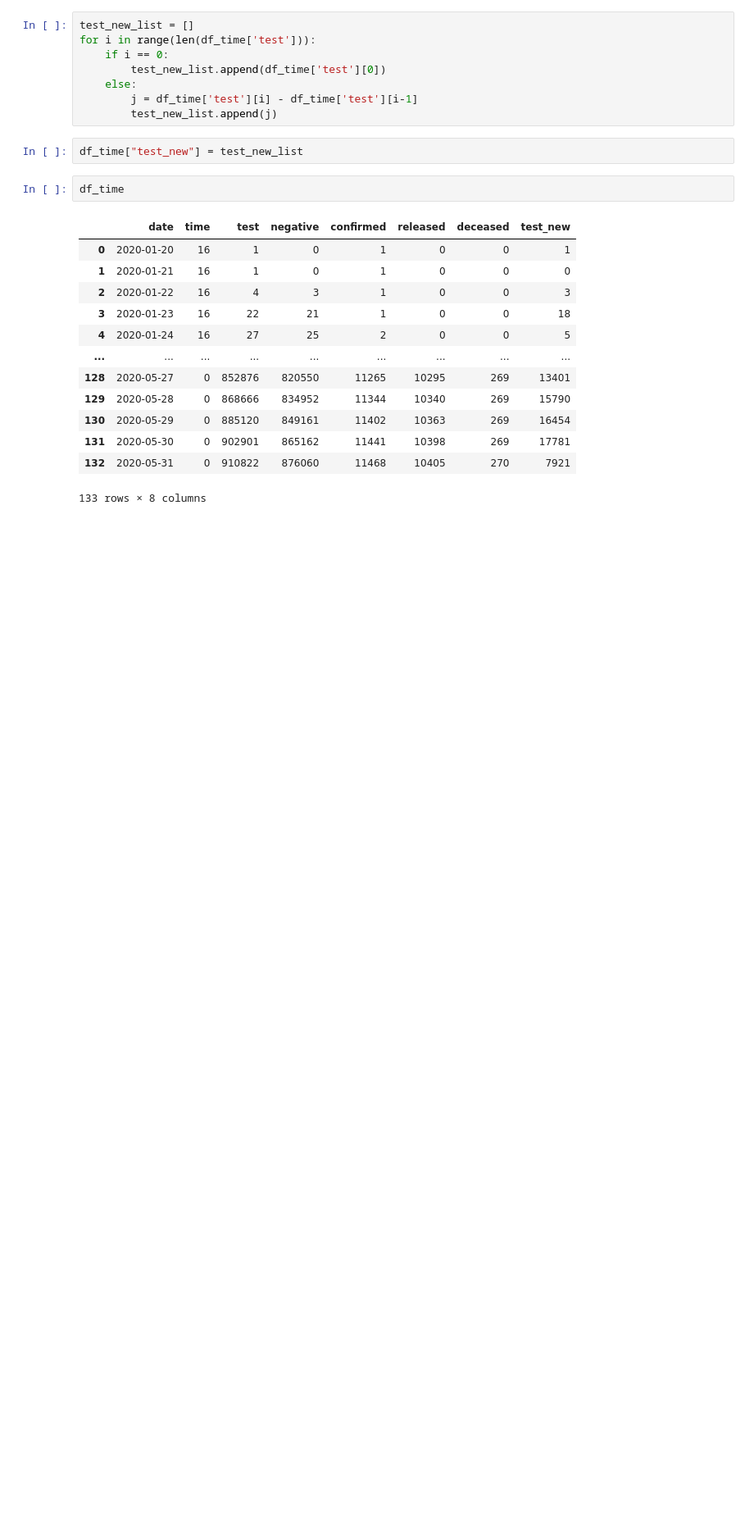
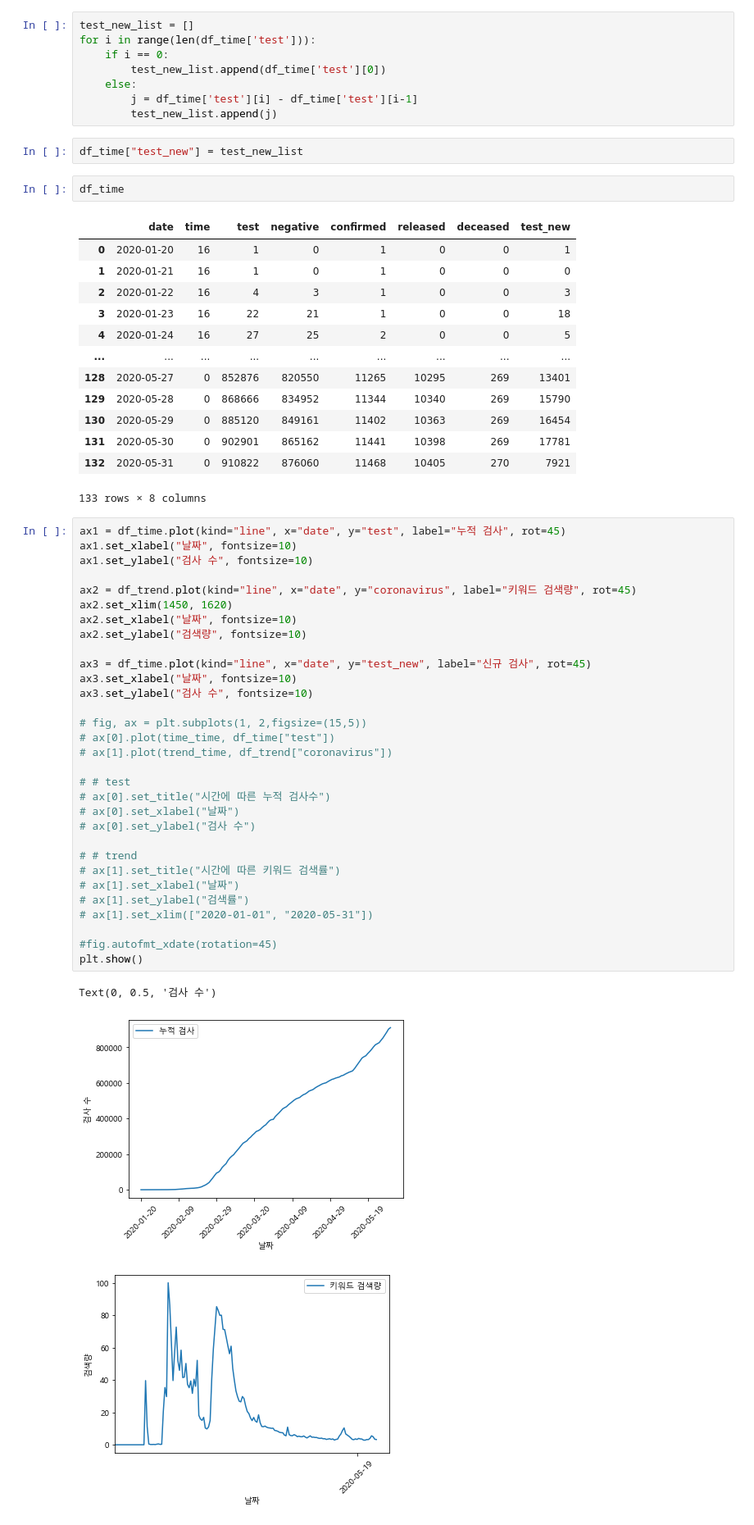
Before and after one commit to Shinest-changwon/OMG_coroan19_data_analysis, a Jupyter notebook: covid_time.ipynb, the cells around one changed output. Shown: that part at 82% size. Cells and saved outputs as stored; diff of their text form; blank space fills up the shorter version.

```diff
--- a/covid_time.ipynb
+++ b/covid_time.ipynb
@@ -219,3 +168,38 @@ df_time
 | 131 | 2020-05-30 | 0 | 902901 | 865162 | 11441 | 10398 | 269 | 17781 |
 | 132 | 2020-05-31 | 0 | 910822 | 876060 | 11468 | 10405 | 270 | 7921 |
 133 rows × 8 columns
+# %%
+ax1 = df_time.plot(kind="line", x="date", y="test", label="누적 검사", rot=45)
+ax1.set_xlabel("날짜", fontsize=10)
+ax1.set_ylabel("검사 수", fontsize=10)
+
+ax2 = df_trend.plot(kind="line", x="date", y="coronavirus", label="키워드 검색량", rot=45)
+ax2.set_xlim(1450, 1620)
+ax2.set_xlabel("날짜", fontsize=10)
+ax2.set_ylabel("검색량", fontsize=10)
+
+ax3 = df_time.plot(kind="line", x="date", y="test_new", label="신규 검사", rot=45)
+ax3.set_xlabel("날짜", fontsize=10)
+ax3.set_ylabel("검사 수", fontsize=10)
+
+# fig, ax = plt.subplots(1, 2,figsize=(15,5))
+# ax[0].plot(time_time, df_time["test"])
+# ax[1].plot(trend_time, df_trend["coronavirus"])
+
+# # test
+# ax[0].set_title("시간에 따른 누적 검사수")
+# ax[0].set_xlabel("날짜")
+# ax[0].set_ylabel("검사 수")
+
+# # trend
+# ax[1].set_title("시간에 따른 키워드 검색률")
+# ax[1].set_xlabel("날짜")
+# ax[1].set_ylabel("검색률")
+# ax[1].set_xlim(["2020-01-01", "2020-05-31"])
+
+#fig.autofmt_xdate(rotation=45)
+plt.show()
+# %% [output]
+Text(0, 0.5, '검사 수')
+[figure, added]
+[figure, added]
```
Also changed, not shown: parts of 6 cells of this notebook.
